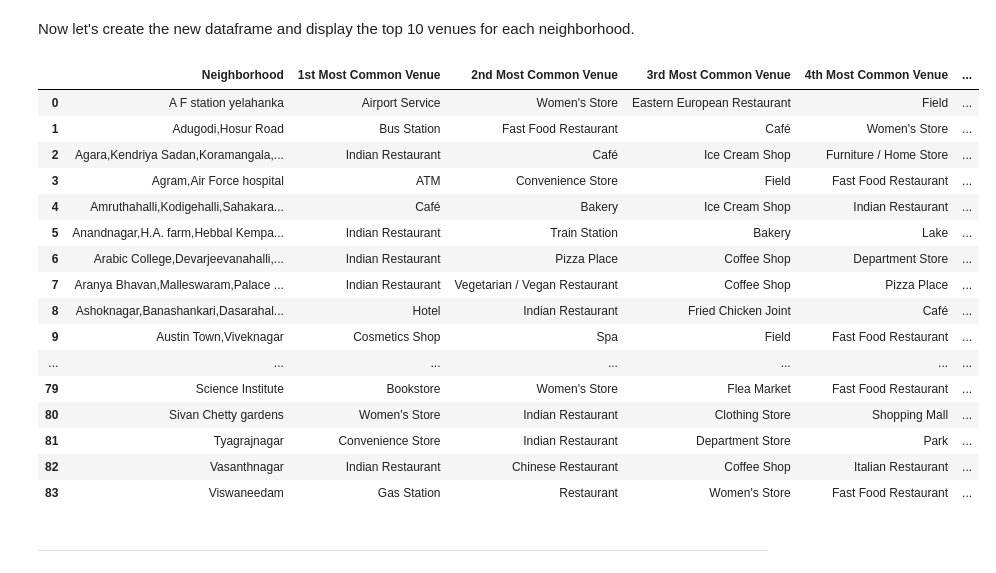
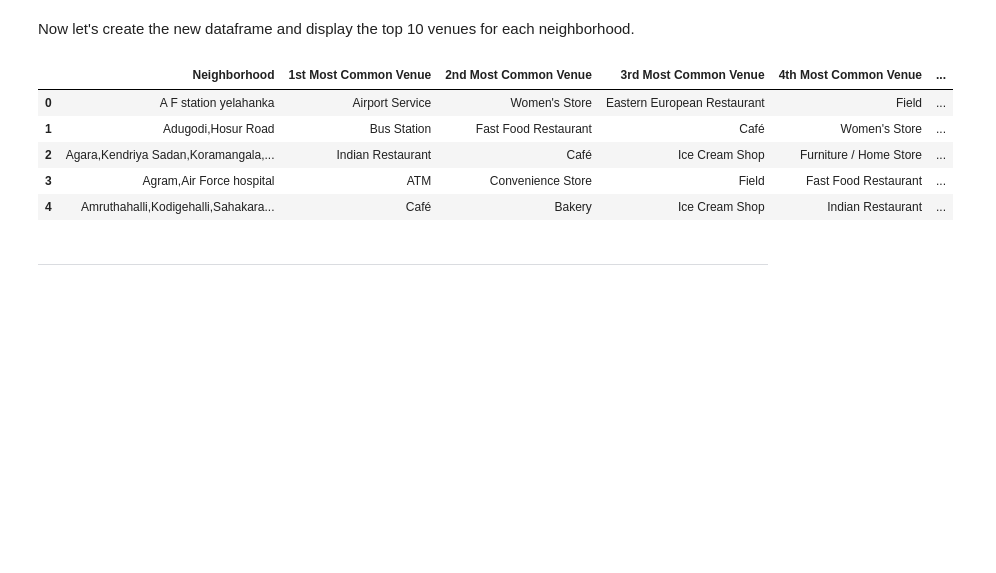
Before and after one commit to TheNayak/Coursera_Capstone, a Jupyter notebook: Peer review 3 final.ipynb, the cells around one changed output. Drawn from its saved outputs; the diff is of its cells as text; code cells hidden in the pictures; blank space fills up the shorter version.

```diff
--- a/Peer review 3 final.ipynb
+++ b/Peer review 3 final.ipynb
@@ -542,42 +536,31 @@ Now let's create the new dataframe and display the top 10 venues for each neighb
 # %%
 num_top_venues = 10
 
 indicators = ['st', 'nd', 'rd']
 
 # create columns according to number of top venues
 columns = ['Neighborhood']
 for ind in np.arange(num_top_venues):
     try:
         columns.append('{}{} Most Common Venue'.format(ind+1, indicators[ind]))
     except:
         columns.append('{}th Most Common Venue'.format(ind+1))
 
 # create a new dataframe
 neighborhoods_venues_sorted = pd.DataFrame(columns=columns)
 neighborhoods_venues_sorted['Neighborhood'] = blore_grouped['Neighborhood']
 
 for ind in np.arange(blore_grouped.shape[0]):
     neighborhoods_venues_sorted.iloc[ind, 1:] = return_most_common_venues(blore_grouped.iloc[ind, :], num_top_venues)
 
-neighborhoods_venues_sorted
+neighborhoods_venues_sorted.head()
 # %% [output]
 |  | Neighborhood | 1st Most Common Venue | 2nd Most Common Venue | 3rd Most Common Venue | 4th Most Common Venue | ... |
 | 0 | A F station yelahanka | Airport Service | Women's Store | Eastern European Restaurant | Field | ... |
 | 1 | Adugodi,Hosur Road | Bus Station | Fast Food Restaurant | Café | Women's Store | ... |
 | 2 | Agara,Kendriya Sadan,Koramangala,... | Indian Restaurant | Café | Ice Cream Shop | Furniture / Home Store | ... |
 | 3 | Agram,Air Force hospital | ATM | Convenience Store | Field | Fast Food Restaurant | ... |
 | 4 | Amruthahalli,Kodigehalli,Sahakara... | Café | Bakery | Ice Cream Shop | Indian Restaurant | ... |
-| 5 | Anandnagar,H.A. farm,Hebbal Kempa... | Indian Restaurant | Train Station | Bakery | Lake | ... |
-| 6 | Arabic College,Devarjeevanahalli,... | Indian Restaurant | Pizza Place | Coffee Shop | Department Store | ... |
-| 7 | Aranya Bhavan,Malleswaram,Palace ... | Indian Restaurant | Vegetarian / Vegan Restaurant | Coffee Shop | Pizza Place | ... |
-| 8 | Ashoknagar,Banashankari,Dasarahal... | Hotel | Indian Restaurant | Fried Chicken Joint | Café | ... |
-| 9 | Austin Town,Viveknagar | Cosmetics Shop | Spa | Field | Fast Food Restaurant | ... |
-| ... | ... | ... | ... | ... | ... | ... |
-| 79 | Science Institute | Bookstore | Women's Store | Flea Market | Fast Food Restaurant | ... |
-| 80 | Sivan Chetty gardens | Women's Store | Indian Restaurant | Clothing Store | Shopping Mall | ... |
-| 81 | Tyagrajnagar | Convenience Store | Indian Restaurant | Department Store | Park | ... |
-| 82 | Vasanthnagar | Indian Restaurant | Chinese Restaurant | Coffee Shop | Italian Restaurant | ... |
-| 83 | Viswaneedam | Gas Station | Restaurant | Women's Store | Fast Food Restaurant | ... |
 # %% [markdown]
 __________________
 # %% [markdown]
```
Also changed, not shown: parts of 21 cells of this notebook.
